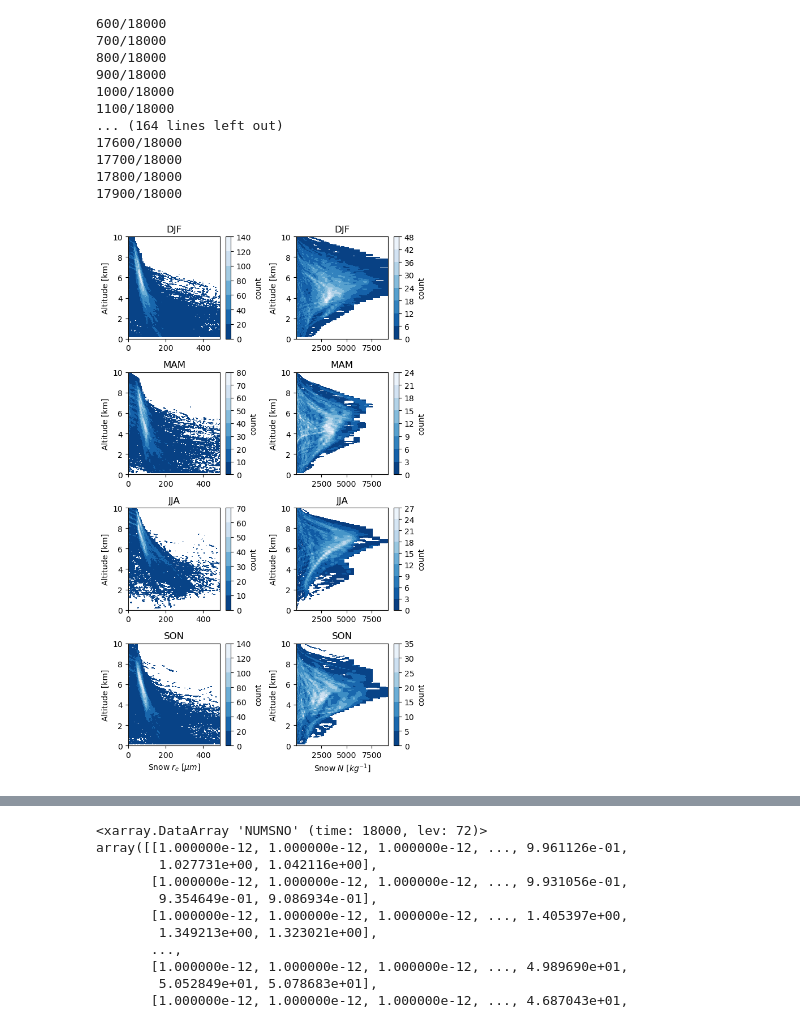
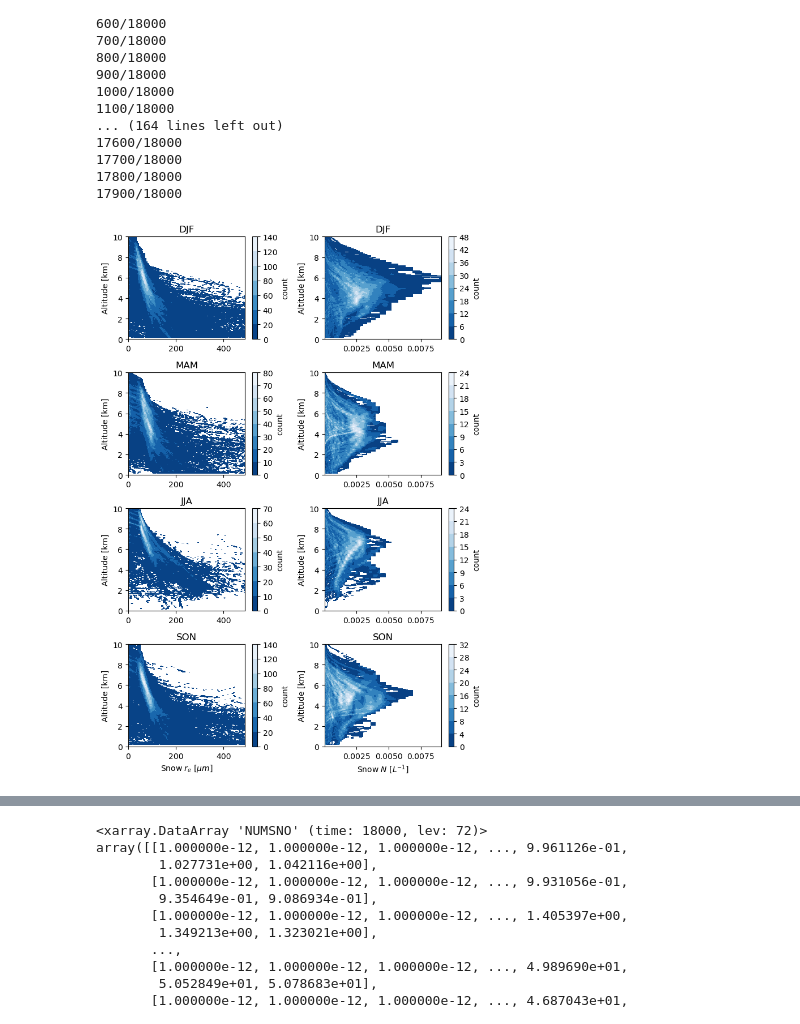
Before and after one commit to rcjackson/e3sm_nsa, a Jupyter notebook: notebooks/KAZR_in_clusters.ipynb, the cells around one changed output, grey strips where cells are left out. Saved outputs shown, nothing was run; the diff lists cells and outputs as text; code cells hidden in the pictures.

```diff
--- a/notebooks/KAZR_in_clusters.ipynb
+++ b/notebooks/KAZR_in_clusters.ipynb
@@ -151,10 +173,11 @@ e3sm_avgs["class"] = nsa_cluster["class"].sortby('time').convert_calendar('nolea
 # %%
 clear_pct = 1 - e3sm_avgs["CLOUD"].values
-height = e3sm_avgs["heights"].values
-LWC_array_interp = np.zeros((LWC_array.shape[0], len(heights)))
-IWC_array_interp = np.zeros((LWC_array.shape[0], len(heights)))
-clear_array_interp = np.zeros((LWC_array.shape[0], len(heights)))
-Ze_array_interp = np.zeros((LWC_array.shape[0], len(heights)))
+height = np.sort(e3sm_avgs["heights"].values)
+heights_prof = np.arange(0, 10000, 50.)
+LWC_array_interp = np.zeros((LWC_array.shape[0], len(heights_prof)))
+IWC_array_interp = np.zeros((LWC_array.shape[0], len(heights_prof)))
+clear_array_interp = np.zeros((LWC_array.shape[0], len(heights_prof)))
+Ze_array_interp = np.zeros((LWC_array.shape[0], len(heights_prof)))
 for i in range(LWC_array.shape[0]):
     if i % 100 == 0:
         print('%d/%d' % (i, LWC_array.shape[0]))
@@ -162,10 +185,10 @@ for i in range(LWC_array.shape[0]):
     IWC = interp1d(height[i, :], IWC_array[i, :], fill_value="extrapolate")
     clear = interp1d(height[i, :], clear_pct[i, :], fill_value="extrapolate")
     Zei = interp1d(height[i, :], Ze[i, :], fill_value="extrapolate")
-    Ze_array_interp[i, :] = Zei(heights / 1e3)
-    LWC_array_interp[i, :] = LWC(heights / 1e3)
-    IWC_array_interp[i, :] = IWC(heights / 1e3)
-    clear_array_interp[i, :] = clear(heights / 1e3)
+    Ze_array_interp[i, :] = Zei(heights_prof / 1e3)
+    LWC_array_interp[i, :] = LWC(heights_prof / 1e3)
+    IWC_array_interp[i, :] = IWC(heights_prof / 1e3)
+    clear_array_interp[i, :] = clear(heights_prof / 1e3)
 # %% [output]
 0/18000
 100/18000
@@ -206,0 +210,8 @@ Data variables: (12/43)
+# %%
+e3sm_avgs["Avg_Ze_height"] = xr.DataArray(
+    data=Ze_array_interp,
+    dims=["time", "height_prof"],
+    coords={"time": e3sm_avgs.time.values, "height_prof": heights_prof * 1e-3})
+e3sm_avgs["season"] = e3sm_avgs["time"].dt.season
+# %%
+e3sm_avgs.load()
@@ -214,14 +287,15 @@ ARRAIN_array = e3sm_avgs["ADRAIN"] / 2. * 1e6
 ARSNOW_array = e3sm_avgs["ADSNOW"] / 2. * 1e6
 AREI_array = e3sm_avgs["AREI"]
 AREL_array = e3sm_avgs["AREL"]
+rho = e3sm_avgs["P"] / (Rd * e3sm_avgs["T"])
 NUMICE_array_interp = np.zeros((LWC_array.shape[0], len(heights)))
 NUMLIQ_array_interp = np.zeros((LWC_array.shape[0], len(heights)))
 NUMRAI_array_interp = np.zeros((LWC_array.shape[0], len(heights)))
 NUMSNO_array_interp = np.zeros((LWC_array.shape[0], len(heights)))
-NUMICE_array = e3sm_avgs["NUMICE"]
-NUMLIQ_array = e3sm_avgs["NUMLIQ"]
-NUMRAI_array = e3sm_avgs["NUMRAI"]
-NUMSNO_array = e3sm_avgs["NUMSNO"]
+NUMICE_array = e3sm_avgs["NUMICE"] * rho * 1e-3
+NUMLIQ_array = e3sm_avgs["NUMLIQ"] * rho * 1e-3
+NUMRAI_array = e3sm_avgs["NUMRAI"] * rho * 1e-6
+NUMSNO_array = e3sm_avgs["NUMSNO"] * rho * 1e-6
 
 for i in range(LWC_array.shape[0]):
     if i % 100 == 0:
@@ -262,8 +336,8 @@ for i in range(LWC_array.shape[0]):
 17900/18000
 # %%
 rei_bins = np.arange(0, 500, 5)
-num_bins = np.logspace(0, 4, 100)
-fig, ax = plt.subplots(4, 2, figsize=(6, 10))
+num_bins = np.logspace(-6, -2, 100)
+fig, ax = plt.subplots(4, 2, figsize=(7, 10))
 ARSNOW_array_interp = np.where(ARSNOW_array_interp > 0, ARSNOW_array_interp, np.nan)
 NUMSNO_array_interp = np.where(NUMSNO_array_interp > 0, NUMSNO_array_interp, np.nan)
 for k, seas in enumerate(["DJF", "MAM", "JJA", "SON"]):
@@ -276,34 +350,34 @@ for k, seas in enumerate(["DJF", "MAM", "JJA", "SON"]):
                               e3sm_avgs["class"].values == i + 1))
         if num_in_label > cur_max:
             dom_label = i + 1
 
     which_inds = np.logical_and(e3sm_avgs.time.dt.season.values == seas,
                                 e3sm_avgs["class"].values == dom_label)
 
     for i in range(len(heights)):
         hist, bins = np.histogram(ARSNOW_array_interp[which_inds, i], bins=rei_bins)
         hist_rei[i, :] = hist
         hist, bins = np.histogram(NUMSNO_array_interp[which_inds, i], bins=num_bins)
         hist_N[i, :] = hist
     hist_rei[hist_rei == 0] = np.nan
     hist_N[hist_N == 0] = np.nan
     x, y = np.meshgrid(rei_bins[:-1], heights / 1e3, indexing='ij')
     c = ax[k, 0].contourf(x, y, hist_rei.T, cmap='Blues_r')
     plt.colorbar(c, ax=ax[k, 0], label="count")
     ax[-1, 0].set_xlabel('Snow $r_{e}$ [$\mu m$]')
     ax[k, 0].set_ylabel('Altitude [km]')
     ax[k, 0].set_ylim([0, 10])
     ax[k, 0].set_title(seas)
     x, y = np.meshgrid(num_bins[:-1], heights / 1e3, indexing='ij')
     c = ax[k, 1].contourf(x, y, hist_N.T, cmap='Blues_r')
     plt.colorbar(c, ax=ax[k, 1], label="count")
-    ax[-1, 1].set_xlabel('Snow $N$ [$kg^{-1}$]')
+    ax[-1, 1].set_xlabel('Snow $N$ [$L^{-1}$]')
     ax[k, 1].set_ylabel('Altitude [km]')
     ax[k, 1].set_ylim([0, 10])
     ax[k, 1].set_title(seas)
 fig.tight_layout()
 fig.savefig('Snow_microphysics.png', bbox_inches='tight')
 # %% [output]
-[figure, old version]
+[figure, new version]
 # %%
 rei_bins = np.arange(0, 20, 1)
```
Also changed, not shown: parts of 10 cells of this notebook.
